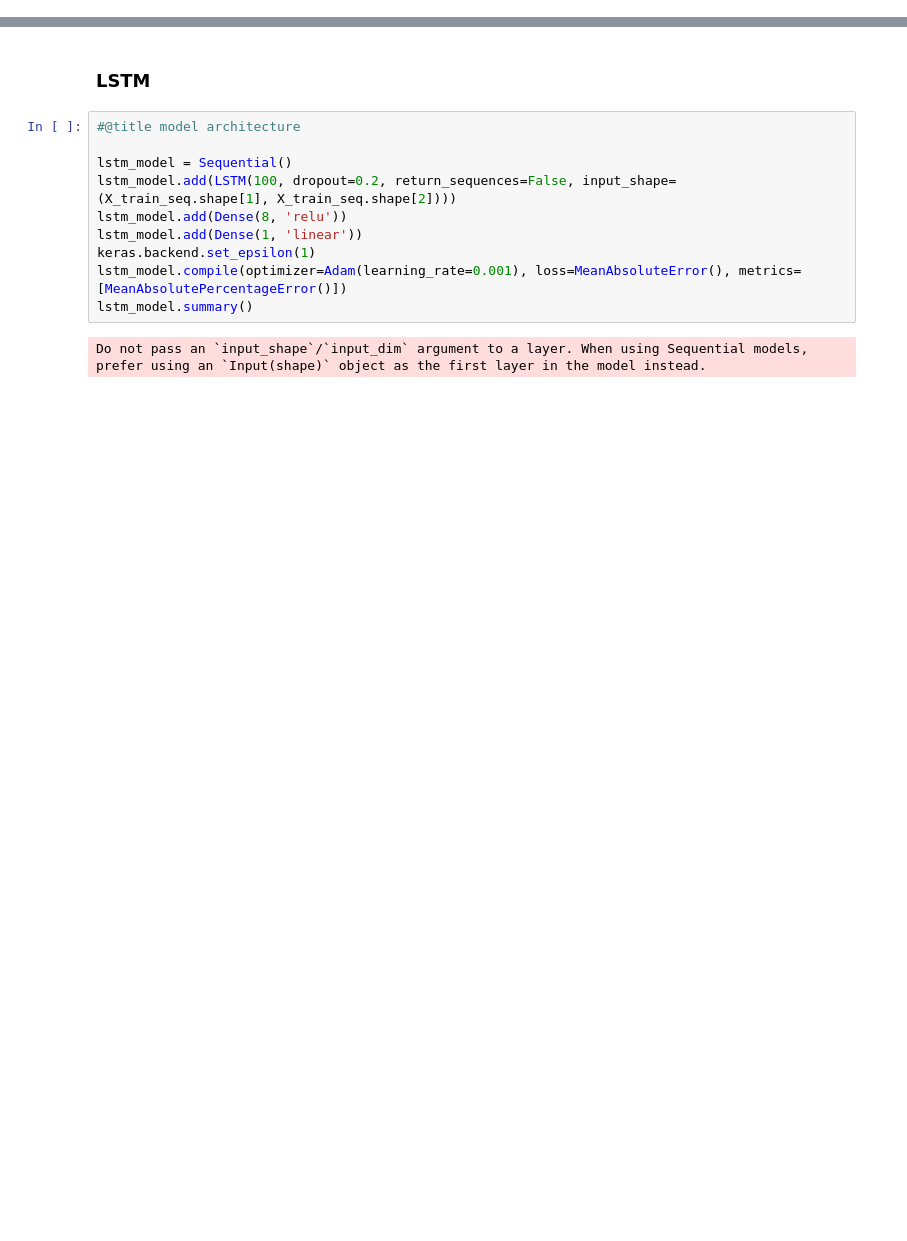
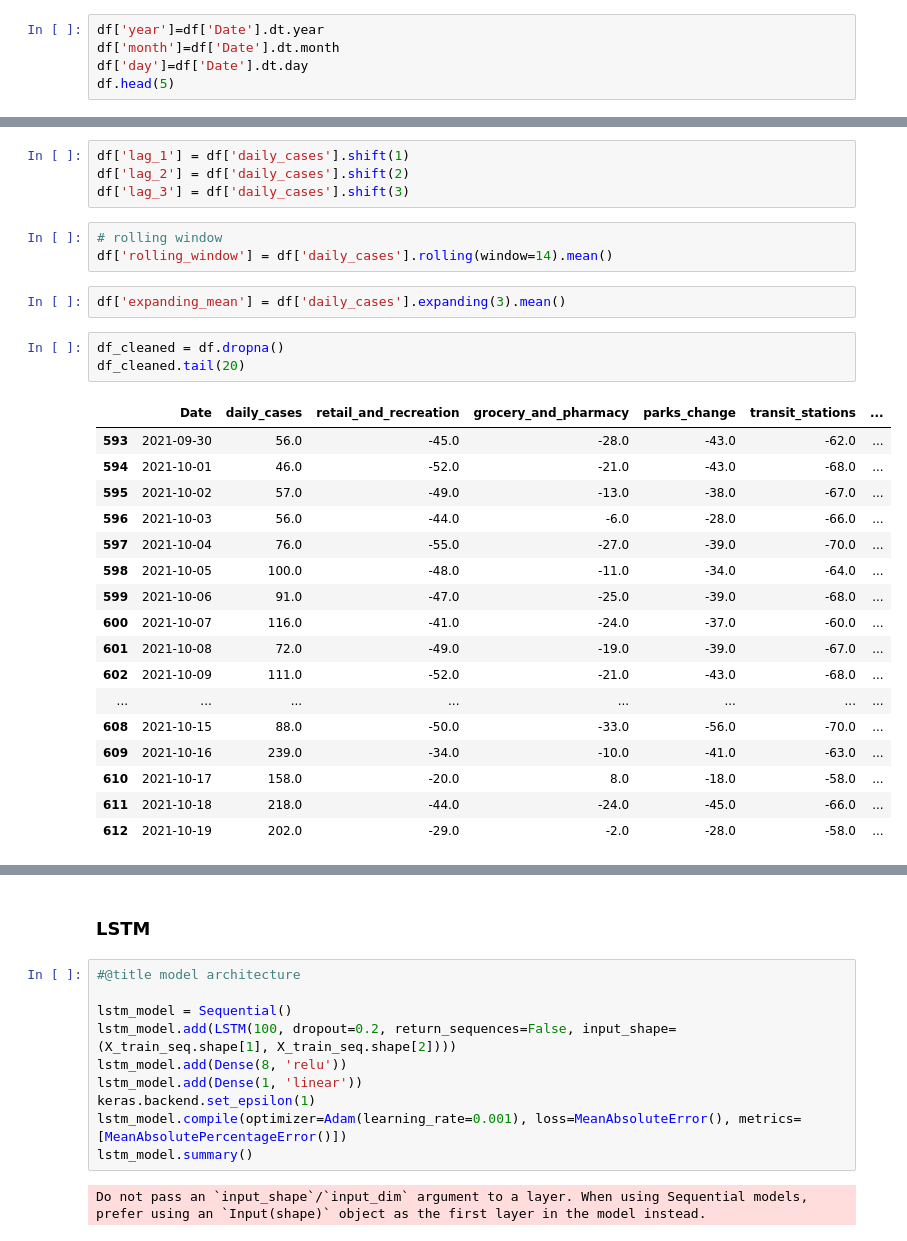
Before and after one commit to NguyenDucAnforwork/applied_statistics_prj, a Jupyter notebook: model/model.ipynb, the cells around one changed output, grey strips where cells are left out. Cells and saved outputs as stored; diff of their text form; blank space fills up the shorter version.

```diff
--- a/model/model.ipynb
+++ b/model/model.ipynb
@@ -105,0 +163,5 @@ df.tail(5)
+# %%
+df['year']=df['Date'].dt.year
+df['month']=df['Date'].dt.month
+df['day']=df['Date'].dt.day
+df.head(5)
@@ -106,3 +175,33 @@ df.tail(5)
+# %%
+df['lag_1'] = df['daily_cases'].shift(1)
+df['lag_2'] = df['daily_cases'].shift(2)
+df['lag_3'] = df['daily_cases'].shift(3)
+# %%
+# rolling window
+df['rolling_window'] = df['daily_cases'].rolling(window=14).mean()
+# %%
+df['expanding_mean'] = df['daily_cases'].expanding(3).mean()
+# %%
+df_cleaned = df.dropna()
+df_cleaned.tail(20)
+# %% [output]
+|  | Date | daily_cases | retail_and_recreation | grocery_and_pharmacy | parks_change | transit_stations | ... |
+| 593 | 2021-09-30 | 56.0 | -45.0 | -28.0 | -43.0 | -62.0 | ... |
+| 594 | 2021-10-01 | 46.0 | -52.0 | -21.0 | -43.0 | -68.0 | ... |
+| 595 | 2021-10-02 | 57.0 | -49.0 | -13.0 | -38.0 | -67.0 | ... |
+| 596 | 2021-10-03 | 56.0 | -44.0 | -6.0 | -28.0 | -66.0 | ... |
+| 597 | 2021-10-04 | 76.0 | -55.0 | -27.0 | -39.0 | -70.0 | ... |
+| 598 | 2021-10-05 | 100.0 | -48.0 | -11.0 | -34.0 | -64.0 | ... |
+| 599 | 2021-10-06 | 91.0 | -47.0 | -25.0 | -39.0 | -68.0 | ... |
+| 600 | 2021-10-07 | 116.0 | -41.0 | -24.0 | -37.0 | -60.0 | ... |
+| 601 | 2021-10-08 | 72.0 | -49.0 | -19.0 | -39.0 | -67.0 | ... |
+| 602 | 2021-10-09 | 111.0 | -52.0 | -21.0 | -43.0 | -68.0 | ... |
+| ... | ... | ... | ... | ... | ... | ... | ... |
+| 608 | 2021-10-15 | 88.0 | -50.0 | -33.0 | -56.0 | -70.0 | ... |
+| 609 | 2021-10-16 | 239.0 | -34.0 | -10.0 | -41.0 | -63.0 | ... |
+| 610 | 2021-10-17 | 158.0 | -20.0 | 8.0 | -18.0 | -58.0 | ... |
+| 611 | 2021-10-18 | 218.0 | -44.0 | -24.0 | -45.0 | -66.0 | ... |
+| 612 | 2021-10-19 | 202.0 | -29.0 | -2.0 | -28.0 | -58.0 | ... |
 # %%
 #@title data preparation, sequence_length = 7, only normalize the training set
 feature_columns = df.columns.difference(['Date'])
```
Also changed, not shown: parts of 35 cells of this notebook, 7 other files.
